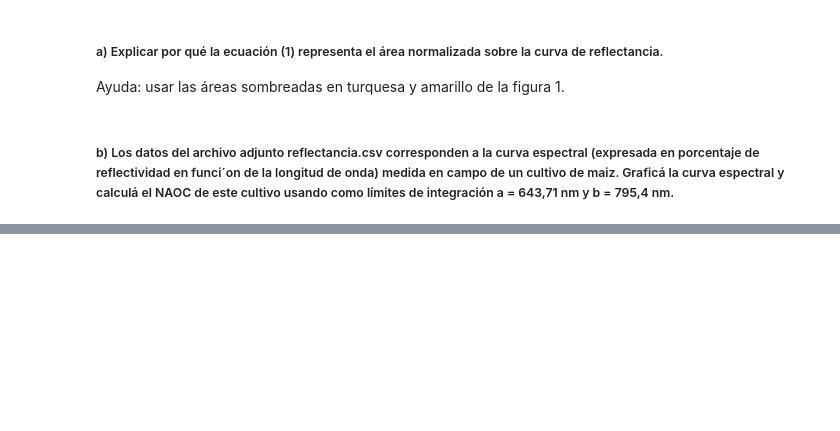
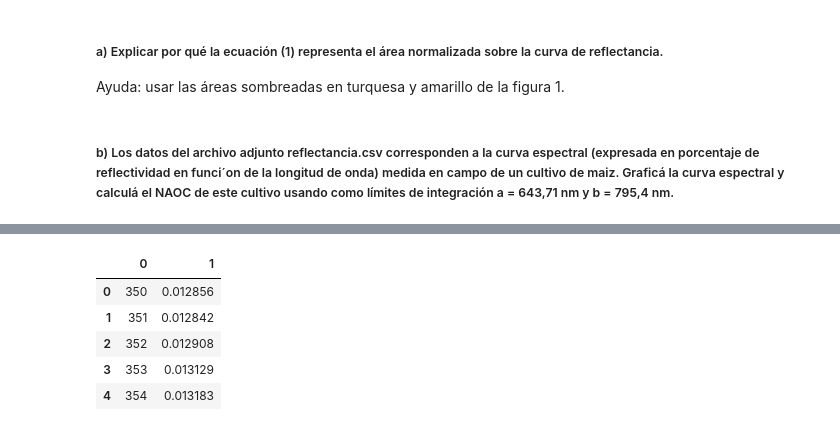
Before and after one commit to francobarrionuevoenv21/MAIE_devs_pub, a Jupyter notebook: MetodosNumericos/TPE1_Clorofila/BarrionuevoFranco_TPE1.ipynb, the cells around one changed output, grey strips where cells are left out. Saved outputs shown, nothing was run; the diff lists cells and outputs as text; code cells hidden in the pictures; blank space fills up the shorter version.

```diff
--- a/MetodosNumericos/TPE1_Clorofila/BarrionuevoFranco_TPE1.ipynb
+++ b/MetodosNumericos/TPE1_Clorofila/BarrionuevoFranco_TPE1.ipynb
@@ -25,0 +109,14 @@ FileNotFoundError: [Errno 2] No such file or directory: 'datos/reflectividad.csv
+# %%
+# Read firmas.csv file with pandas
+url_firma = 'https://raw.githubusercontent.com/francobarrionuevoenv21/MAIE_devs_pub/refs/heads/main/MetodosNumericos/TPE1_Clorofila/datos/firma.csv'
+data_firma = pd.read_csv(url_firma, header = None)
+
+# Display head dataset
+data_firma.head(5)
+# %% [output]
+|  | 0 | 1 |
+| 0 | 350 | 0.012856 |
+| 1 | 351 | 0.012842 |
+| 2 | 352 | 0.012908 |
+| 3 | 353 | 0.013129 |
+| 4 | 354 | 0.013183 |
```
Also changed, not shown: parts of 23 cells of this notebook.
